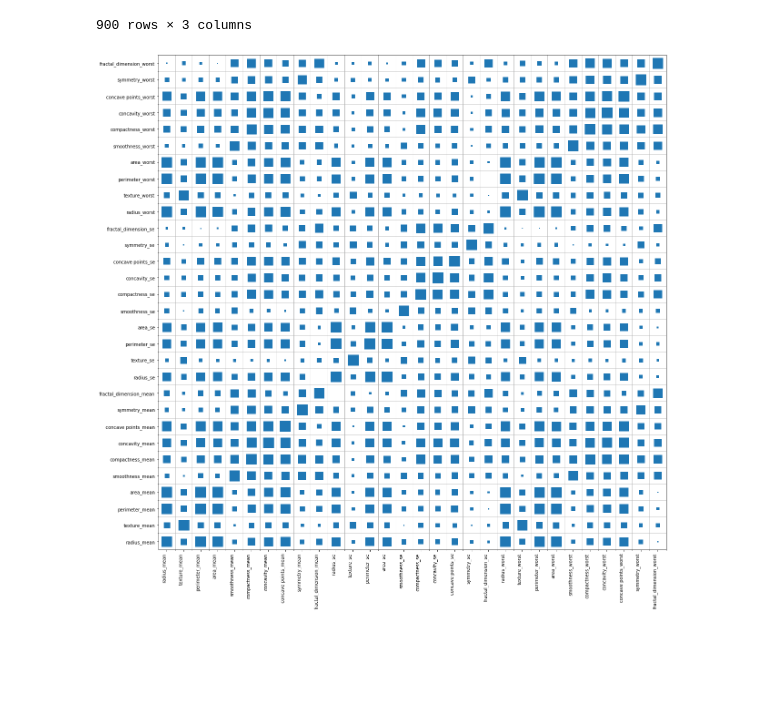
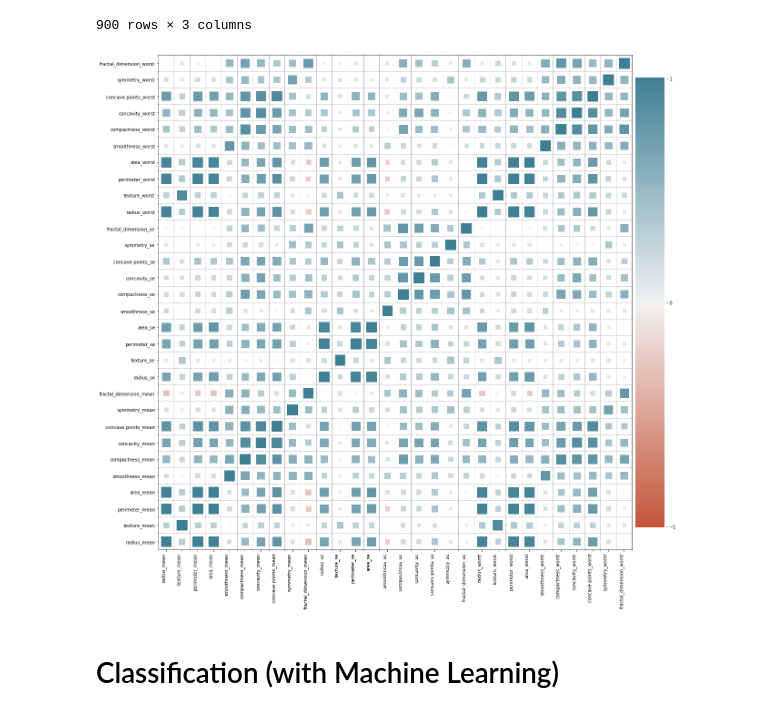
Before and after one commit to malthusohtj/breast_cancer_prediction, a Jupyter notebook: breast_cancer_pred.ipynb, the cells around one changed output. Saved outputs shown, nothing was run; the diff lists cells and outputs as text; code cells hidden in the pictures; blank space fills up the shorter version.

Commit message:
finished improved correlation heatmap

```diff
--- a/breast_cancer_pred.ipynb
+++ b/breast_cancer_pred.ipynb
@@ -363,8 +396,11 @@ corr_copy
 # %%
 improved_heatmap(
     x = corr_copy['feature_1'],
     y = corr_copy['feature_2'],
-    size = corr_copy['corr_value'].abs()
+    size = corr_copy['corr_value'].abs(),
+    values = corr_copy['corr_value']
 )
 # %% [output]
-[figure, old version]
+[figure, new version]
+# %% [markdown]
+# Classification (with Machine Learning)
```
Also changed, not shown: parts of 2 cells of this notebook.
